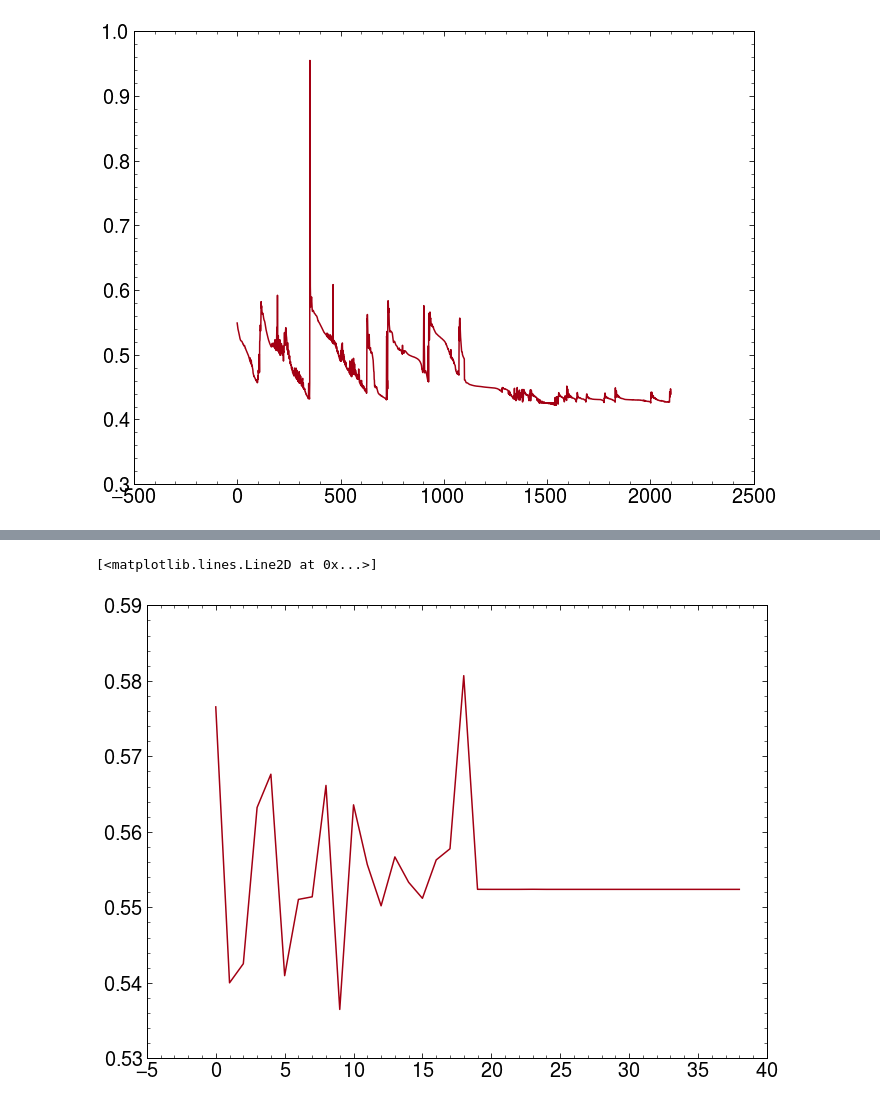
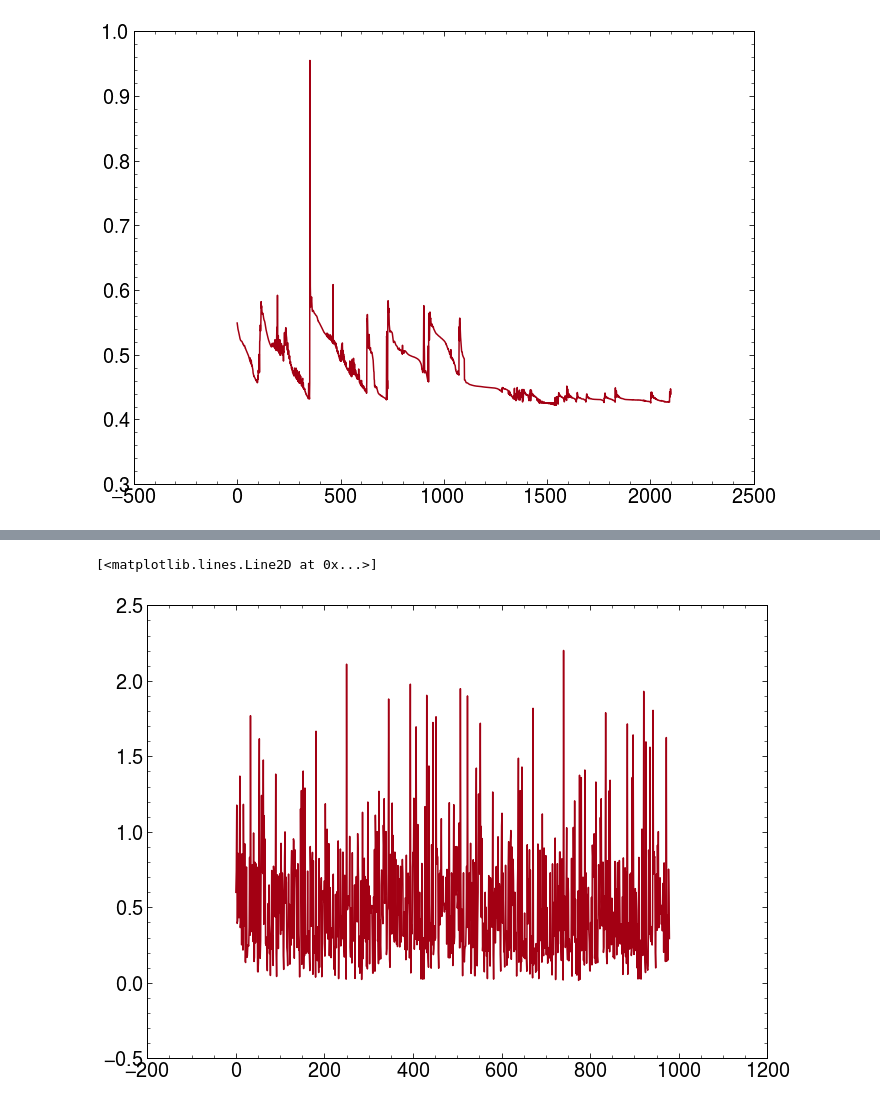
Before and after one commit to evilpegasus/LCStudies, a Jupyter notebook: classifier/TopoClusterClassiferGraph.ipynb, the cells around one changed output, grey strips where cells are left out. Cells and saved outputs as stored; diff of their text form; code cells hidden in the pictures.

```diff
--- a/classifier/TopoClusterClassiferGraph.ipynb
+++ b/classifier/TopoClusterClassiferGraph.ipynb
@@ -407,7 +407,7 @@ class MLPGraphNetwork(snt.Module):
                       node_model_kwargs=node_model_kwargs,
                       global_model_kwargs=global_model_kwargs)
 # %%
-LATENT_SIZE = 64
+LATENT_SIZE = 128
 NUM_LAYERS = 3
 
 class GlobalClassifierNoEdgeInfo(snt.Module):
@@ -417,18 +417,18 @@ class GlobalClassifierNoEdgeInfo(snt.Module):
 
         self._edge_block = blocks.EdgeBlock(
             edge_model_fn=make_mlp_model,
-            use_edges=True,
+            use_edges=False,              # all edge features are 0.0 right now, use false for now
             use_receiver_nodes=True,
             use_sender_nodes=True,
-            use_globals=True,
+            use_globals=False,            # can try true later
             name='edge_encoder_block')
 
         self._node_encoder_block = blocks.NodeBlock(
             node_model_fn=make_mlp_model,
-            use_received_edges=True,
-            use_sent_edges=True,
+            use_received_edges=False,      # if assigning edge features set to true
+            use_sent_edges=False,          # if assigning edge features set to true
             use_nodes=True,
-            use_globals=True,
+            use_globals=False,             # can try true later to see if any effect
             name='node_encoder_block'
         )
 
@@ -442,8 +442,8 @@ class GlobalClassifierNoEdgeInfo(snt.Module):
         self._core = MLPGraphNetwork()
         # Transforms the outputs into appropriate shapes.
         global_output_size = 1
-        global_fn =lambda: snt.Sequential([
-            snt.nets.MLP([LATENT_SIZE, global_output_size] * NUM_LAYERS, name='global_output'),
+        global_fn = lambda: snt.Sequential([
+            snt.nets.MLP([LATENT_SIZE, global_output_size], name='global_output'),       # TODO add more layers, end with size 1
             tf.sigmoid
         ])
 
@@ -512,9 +512,6 @@ index = 0
 # concated_targets = utils_tf.concat(target_graph, axis=0)
 
 
-
-
-input_list = []
 for data in train_graphs[:1000]:
     input_tr, target_tr = data
     if input_tr is None:
@@ -526,7 +523,6 @@ for data in train_graphs[:1000]:
         target_tr = utils_tf.concat(target_list, axis=0)
         x = model(input_tr, 1)
         break
-    input_list = []
 # %%
 utils_tf.concat(target_list, axis=0).globals
 # %% [output]
@@ -621,17 +656,17 @@ def get_signature(dataset, batch_size):
 
     return input_signature
 # %%
-batch_size = 10
+batch_size = 50
 input_signature = get_signature(df, batch_size)
 
 
 # Model parameters.
 # Number of processing (message-passing) steps.
-num_processing_steps_tr = 10
-num_processing_steps_ge = 10
+num_processing_steps_tr = 2
+num_processing_steps_ge = 2
 
 
-learning_rate = 1e-3
+learning_rate = 5e-4
 optimizer = snt.optimizers.Adam(learning_rate)
 
 
@@ -792,8 +827,8 @@ num_training_iterations = 20
 #     losses_tr.append(loss_tr)
 #     print(f"Epoch: {epoch}\tLoss value: {loss_tr}")
 
-
-for epoch in range(100):
+current_loss_list = []
+for epoch in range(2):
     total_loss = 0.
     num_batches = 0
 
@@ -802,7 +837,7 @@ for epoch in range(100):
 
 
 
-    for data in train_graphs:
+    for data in train_graphs[:10000]:
         input_tr, target_tr = data
         if input_tr is None:
                 continue
@@ -812,12 +847,18 @@ for epoch in range(100):
             input_tr = utils_tf.concat(input_list, axis=0)
             target_tr = utils_tf.concat(target_list, axis=0)
 
-            total_loss += update_step(input_tr, target_tr)[1].numpy()
+            current_loss = update_step(input_tr, target_tr)[1].numpy()
+            total_loss += current_loss
+
+            if num_batches % 10 == 0:
+                current_loss_list.append(current_loss)
 
             num_batches += 1
             input_list = []
             target_list = []
 
+            # TODO add a checkpoint > save to disk
+
     loss_tr = total_loss / num_batches
     losses_tr.append(loss_tr)
     print(f"Epoch: {epoch}\tLoss value: {loss_tr}")
@@ -832,5 +872,5 @@ KeyboardInterrupt:
 # %%
-plt.plot(losses_tr)
+plt.plot(current_loss_list)
 # %% [output]
 [<matplotlib.lines.Line2D at 0x...>]
-[figure, old version]
+[figure, new version]
```
Also changed, not shown: parts of 13 cells of this notebook.
